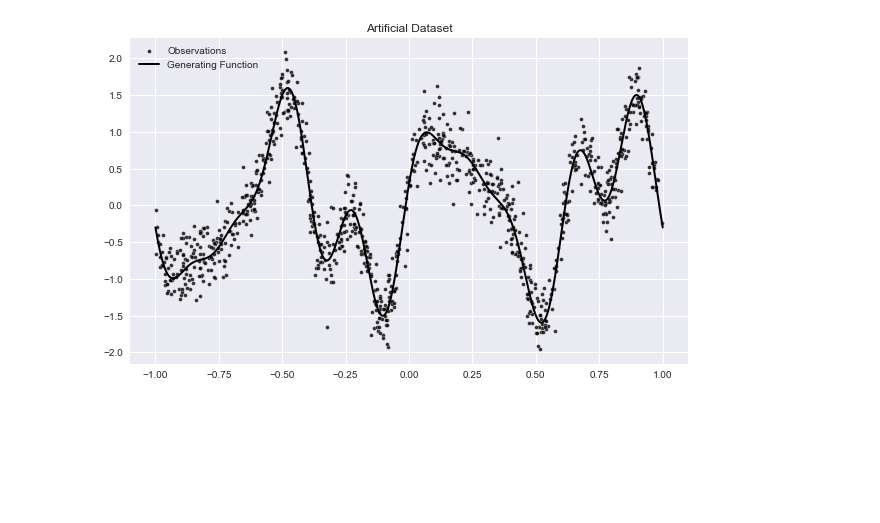
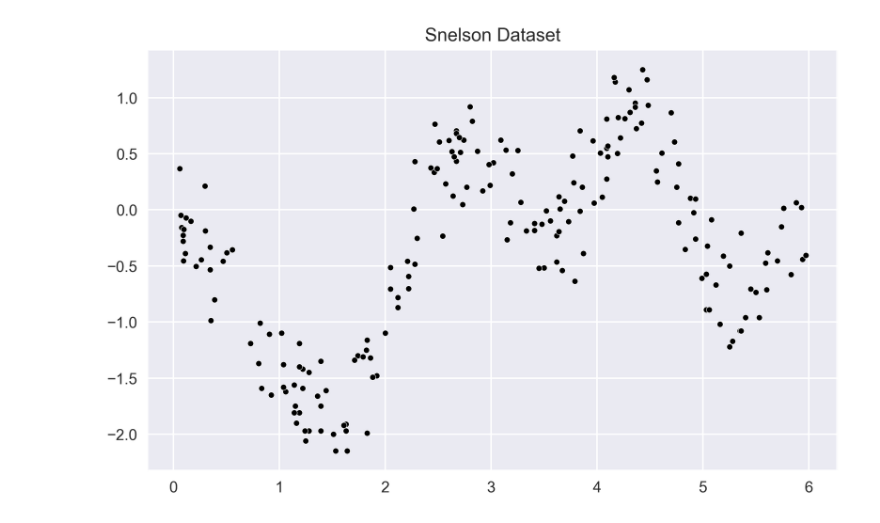
Before and after one commit to oskarfernlund/orthogonal-SVGP, a Jupyter notebook: notebooks/OSPGR.ipynb, the cells around one changed output. Drawn from its saved outputs; the diff is of its cells as text; code cells hidden in the pictures; blank space fills up the shorter version.

Commit message:
updated with new plotting functions

```diff
--- a/notebooks/OSPGR.ipynb
+++ b/notebooks/OSPGR.ipynb
@@ -1,44 +1,13 @@
 # %%
 import sys
-import time
 import warnings
-
 sys.path.insert(0, "..")
+warnings.filterwarnings("ignore")
 
 import gpflow
 import numpy as np
 import tensorflow as tf
-# import tensorflow_probability as tfp
-import matplotlib.pyplot as plt
 
+from osvgp.datasets import load_snelson
 from osvgp.models import OSGPR
-
-rng = np.random.RandomState(69)
-tf.random.set_seed(69)
-plt.style.use("seaborn")
-warnings.filterwarnings("ignore")
+from osvgp.plotting import plot_dataset_1D, plot_predictions_1D
-# %%
-def func(x):
-    return np.sin(x*3* np.pi) + 0.3*np.cos(x*9*np.pi) + 0.5*np.sin(x*7*np.pi)
-
-# Number of training observations and noise scale
-N = 1000
-sigma_n = 0.25
-noise_var = sigma_n**2
-
-# Inputs and (noisy) outputs
-X = rng.rand(N, 1) * 2 - 1
-y = func(X) + sigma_n * rng.randn(N, 1)
-data = (X, y)
-
-# Generate plot
-fig, ax = plt.subplots(1, 1, figsize=(10, 6))
-ax.scatter(X, y, facecolor="k", edgecolor="w", s=15, alpha=0.8,
-           label="Observations")
-ax.plot(np.linspace(-1.0, 1.0, 1000), func(np.linspace(-1.0, 1.0, 1000)), lw=2,
-        label="Generating Function", c="k")
-ax.set_title("Artificial Dataset")
-ax.legend()
-plt.show()
-# %% [output]
-[figure, removed]
@@ -45,2 +18,15 @@ plt.show()
+# %%
+# Load Snelson dataset
+X, y = load_snelson()
+data = (X, y)
+
+# Number of training observations and noise scale
+N = X.shape[0]
+noise_variance = 0.25 ** 2
+
+# Generate plot
+plot_dataset_1D(data, title="Snelson Dataset")
+# %% [output]
+[figure, added]
 # %%
 # Initialise inducing points
```
Also changed, not shown: parts of 8 cells of this notebook.
